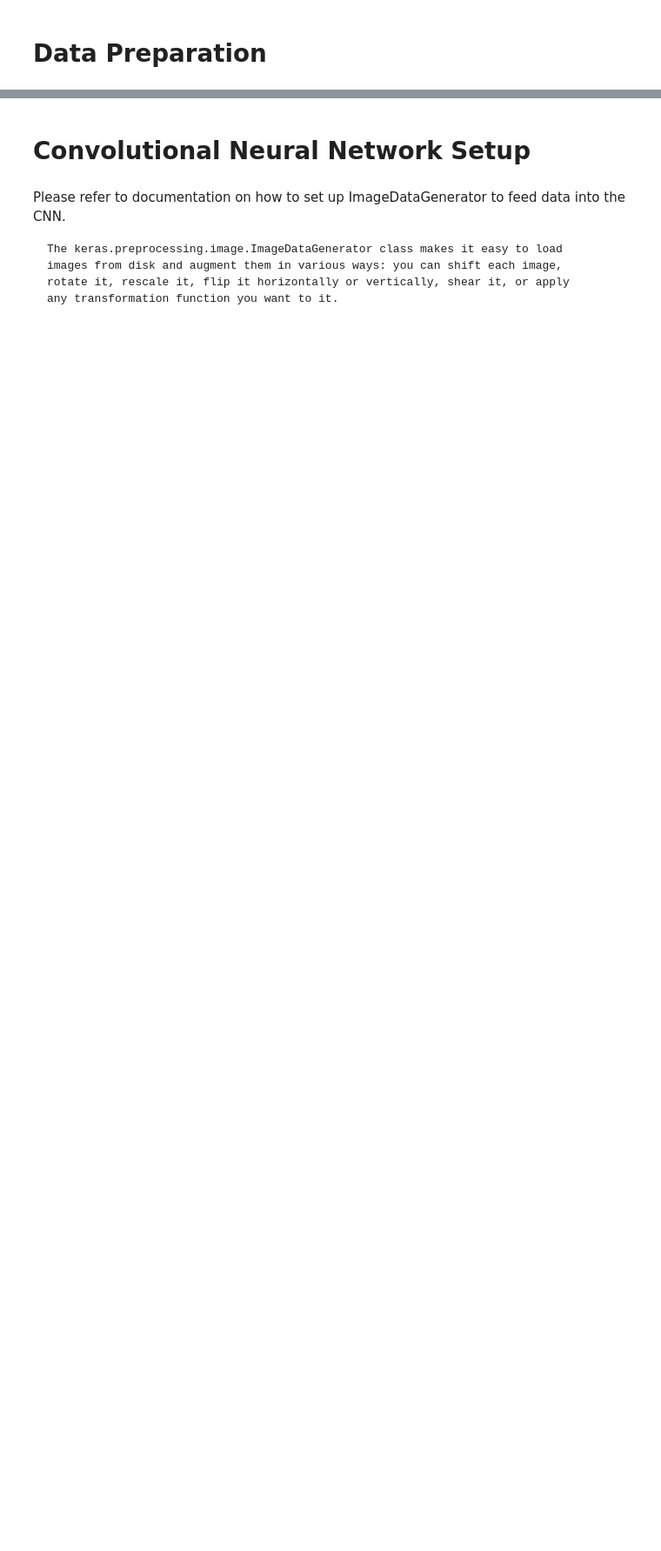
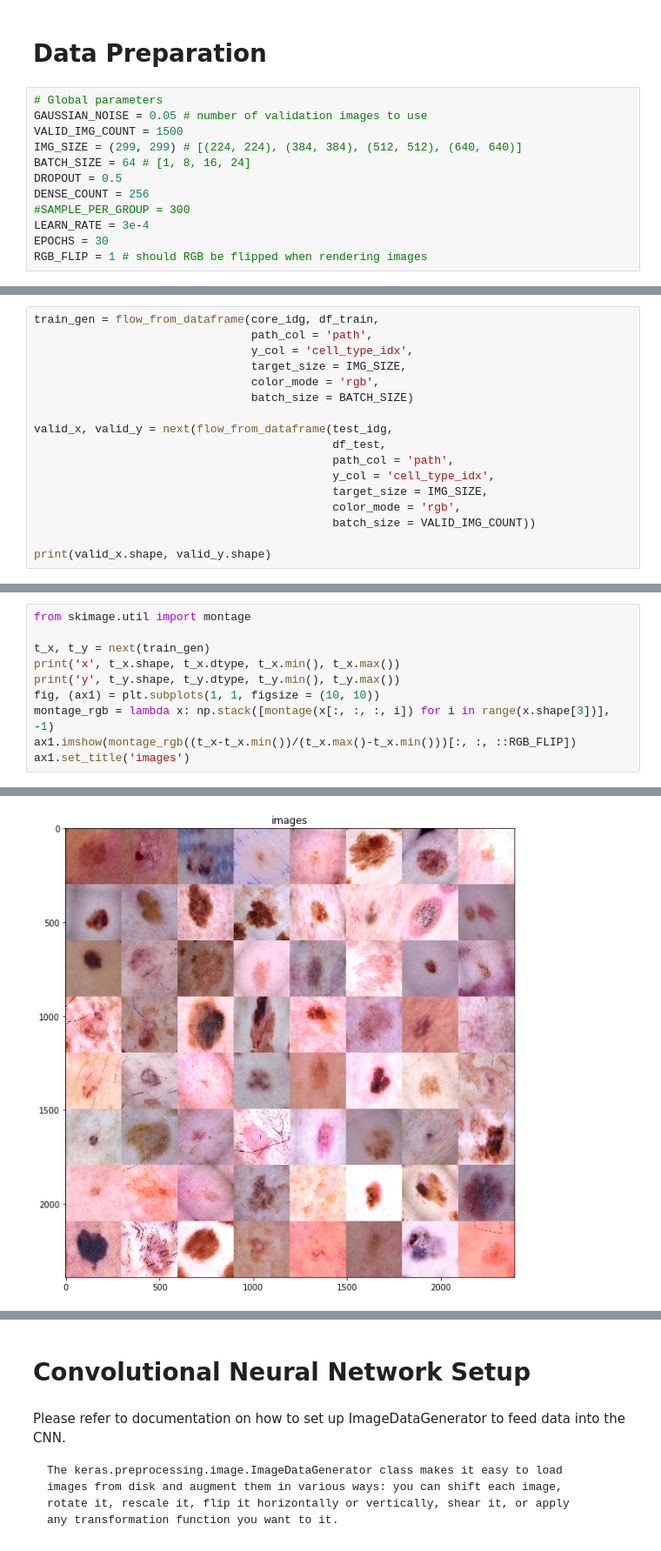
Before and after one commit to NicoEssi/GAN_Synthetic_Medical_Image_Augmentation, a Jupyter notebook: Project_Notebook.ipynb, the cells around one changed output, grey strips where cells are left out. Shown at 87% size. Saved outputs shown, nothing was run; the diff lists cells and outputs as text; blank space fills up the shorter version.

Commit message:
Set up the image generation for training and test, along with data loader.

```diff
--- a/Project_Notebook.ipynb
+++ b/Project_Notebook.ipynb
@@ -185,6 +183,18 @@ sns.pairplot(tile_df[['Red_mean', 'Green_mean', 'Blue_mean', 'Gray_mean', 'cell_
 [figure]
 # %% [markdown]
 # Data Preparation
+# %%
+# Global parameters
+GAUSSIAN_NOISE = 0.05 # number of validation images to use
+VALID_IMG_COUNT = 1500
+IMG_SIZE = (299, 299) # [(224, 224), (384, 384), (512, 512), (640, 640)]
+BATCH_SIZE = 64 # [1, 8, 16, 24]
+DROPOUT = 0.5
+DENSE_COUNT = 256
+#SAMPLE_PER_GROUP = 300
+LEARN_RATE = 3e-4
+EPOCHS = 30
+RGB_FLIP = 1 # should RGB be flipped when rendering images
 # %%
 from sklearn.model_selection import train_test_split
 
@@ -208,0 +284,17 @@ bcc: 154
+# %%
+train_gen = flow_from_dataframe(core_idg, df_train,
+                                path_col = 'path',
+                                y_col = 'cell_type_idx',
+                                target_size = IMG_SIZE,
+                                color_mode = 'rgb',
+                                batch_size = BATCH_SIZE)
+
+valid_x, valid_y = next(flow_from_dataframe(test_idg,
+                                            df_test,
+                                            path_col = 'path',
+                                            y_col = 'cell_type_idx',
+                                            target_size = IMG_SIZE,
+                                            color_mode = 'rgb',
+                                            batch_size = VALID_IMG_COUNT))
+
+print(valid_x.shape, valid_y.shape)
@@ -208,0 +305,11 @@ bcc: 154
+# %%
+from skimage.util import montage
+
+t_x, t_y = next(train_gen)
+print('x', t_x.shape, t_x.dtype, t_x.min(), t_x.max())
+print('y', t_y.shape, t_y.dtype, t_y.min(), t_y.max())
+fig, (ax1) = plt.subplots(1, 1, figsize = (10, 10))
+montage_rgb = lambda x: np.stack([montage(x[:, :, :, i]) for i in range(x.shape[3])], -1)
+ax1.imshow(montage_rgb((t_x-t_x.min())/(t_x.max()-t_x.min()))[:, :, ::RGB_FLIP])
+ax1.set_title('images')
+# %% [output]
@@ -208,0 +319 @@ bcc: 154
+[figure, added]
```
Also changed, not shown: parts of 11 cells of this notebook.
